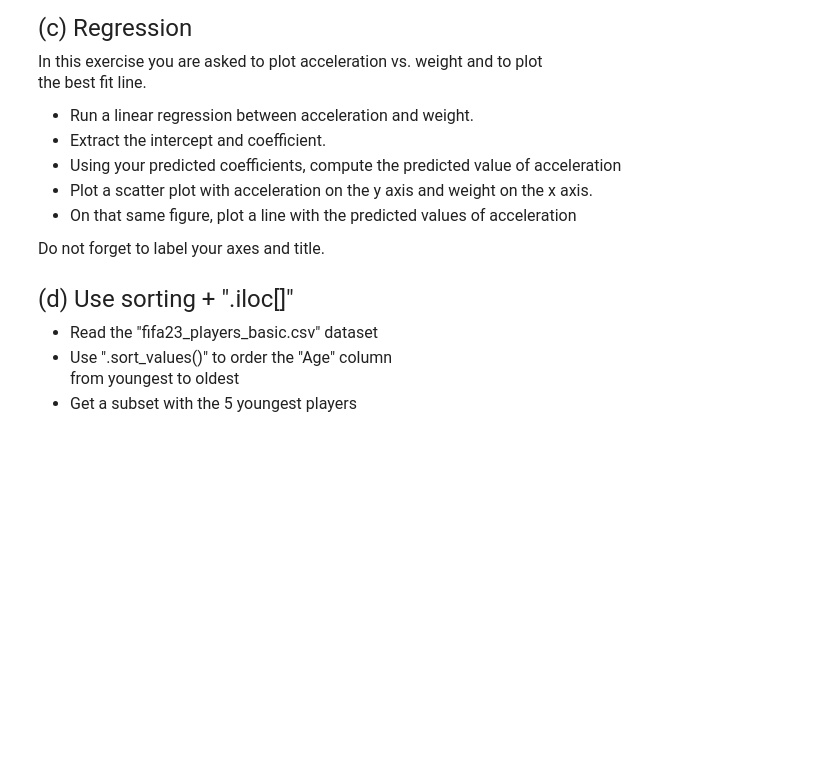
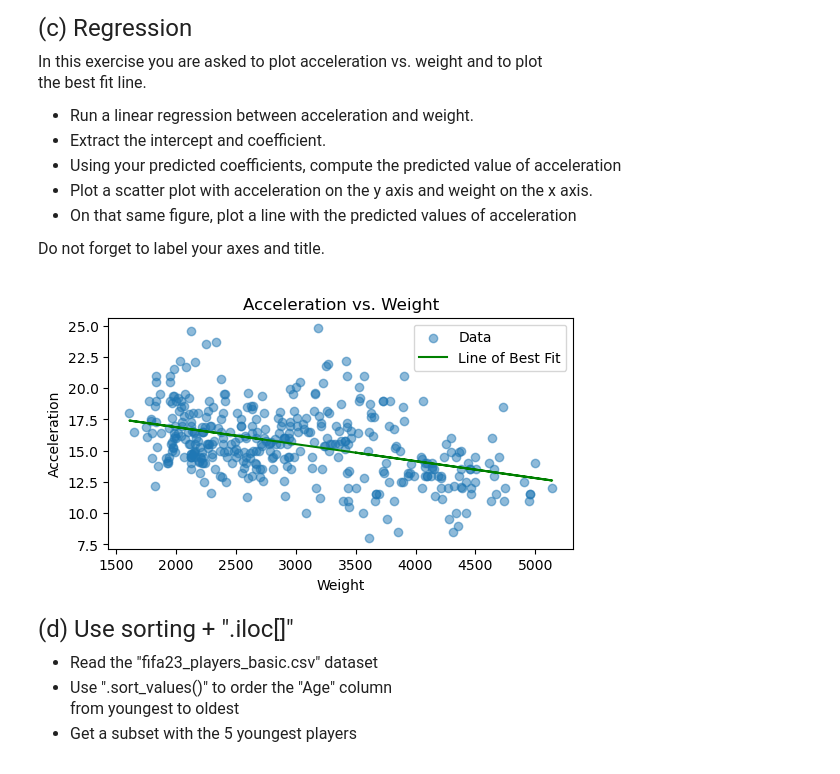
Before and after one commit to tomas3603/qtm151spring2024, a Jupyter notebook: Homework Assignments/assignment6/assignment6/assignment6.ipynb, the cells around one changed output. Drawn from its saved outputs; the diff is of its cells as text; code cells hidden in the pictures; blank space fills up the shorter version.

```diff
--- a/Homework Assignments/assignment6/assignment6/assignment6.ipynb
+++ b/Homework Assignments/assignment6/assignment6/assignment6.ipynb
@@ -95,3 +93,21 @@ Do not forget to label your axes and title.
+# %%
+# Write your answer here:
+AccWeight = feats[['acceleration', 'weight']]
+
+model = smf.ols(formula = 'acceleration ~ weight', data = feats).fit(cov = "HC1")
+
+feats["predicted acceleration"] = model.params[0] + model.params[1] * feats["weight"]
+
+fig, accvsweight = plt.subplots(figsize = (6,3))
+accvsweight.scatter(feats['weight'],feats['acceleration'], alpha = 0.5)
+accvsweight.plot(feats['weight'],feats['predicted acceleration'], color = 'green')
+accvsweight.set_title("Acceleration vs. Weight")
+accvsweight.set_xlabel("Weight")
+accvsweight.set_ylabel("Acceleration")
+accvsweight.legend(labels = ["Data", "Line of Best Fit"])
+plt.show()
+# %% [output]
+[figure, added]
 # %% [markdown]
 <font size = "5">
 
```
Also changed, not shown: parts of 3 cells of this notebook.
